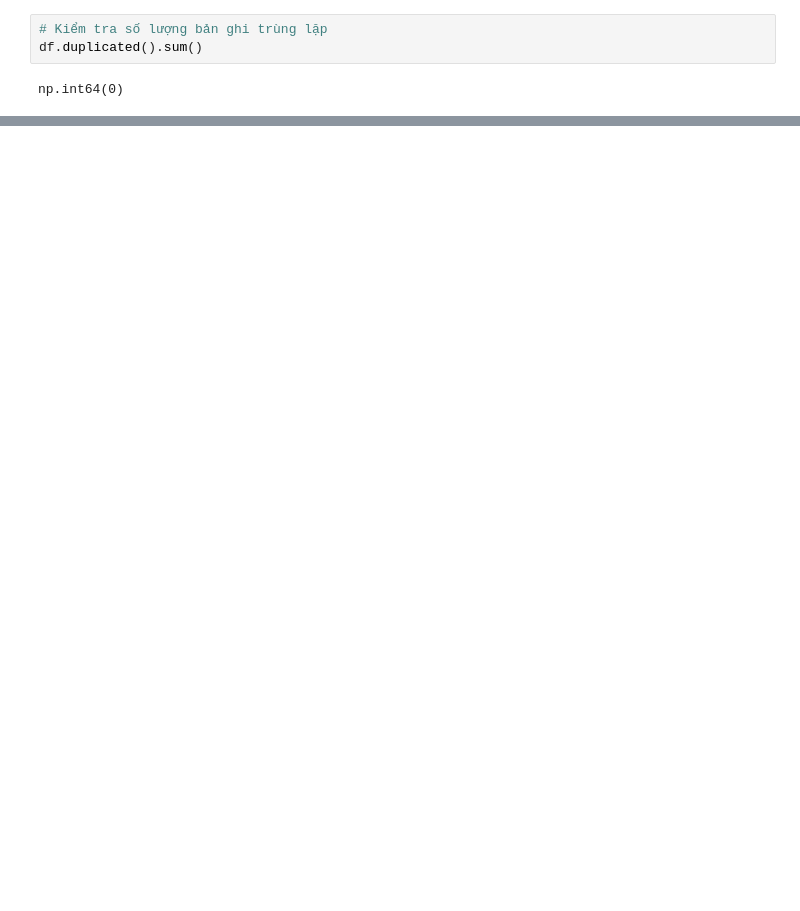
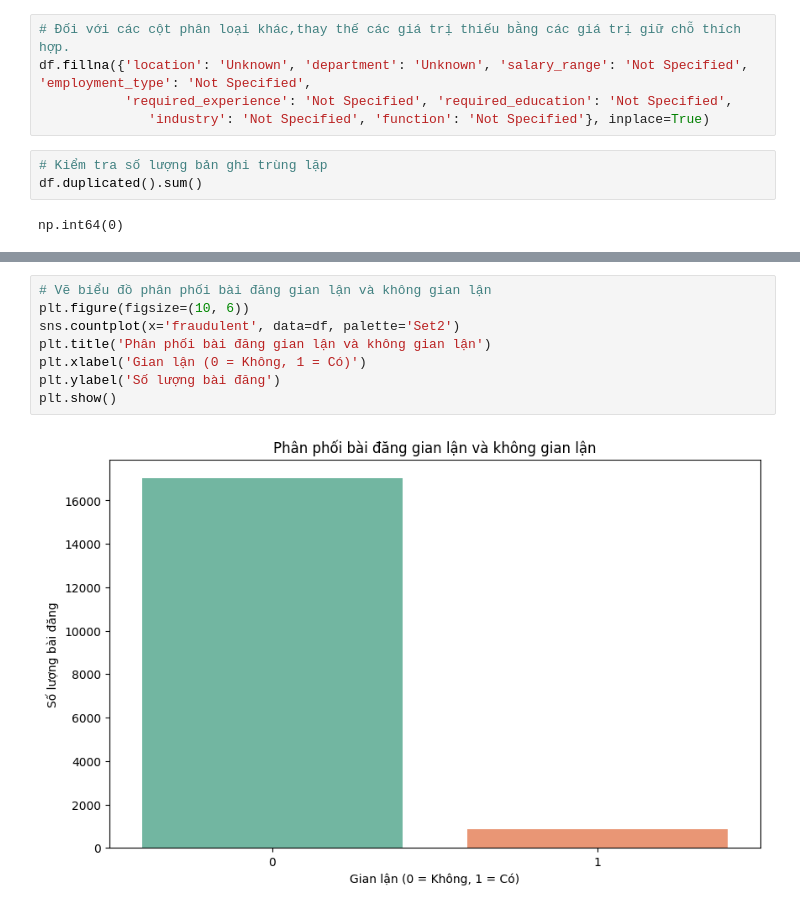
Before and after one commit to thanhlek5/Du-doan-tin-tuyen-dung, a Jupyter notebook: notebooks/Data_Exploration.ipynb, the cells around one changed output, grey strips where cells are left out. Cells and saved outputs as stored; diff of their text form; blank space fills up the shorter version.

```diff
--- a/notebooks/Data_Exploration.ipynb
+++ b/notebooks/Data_Exploration.ipynb
@@ -80,3 +127,8 @@ sns.heatmap(df.isnull(),yticklabels=False,cbar=False,cmap='viridis')
+# %%
+# Đối với các cột phân loại khác,thay thế các giá trị thiếu bằng các giá trị giữ chỗ thích hợp.
+df.fillna({'location': 'Unknown', 'department': 'Unknown', 'salary_range': 'Not Specified', 'employment_type': 'Not Specified',
+           'required_experience': 'Not Specified', 'required_education': 'Not Specified',
+              'industry': 'Not Specified', 'function': 'Not Specified'}, inplace=True)
 # %%
 # Kiểm tra số lượng bản ghi trùng lặp
 df.duplicated().sum()
@@ -157,0 +182,10 @@ sns.heatmap(df[numerical].corr(), cmap='coolwarm', annot=True)
+# %%
+# Vẽ biểu đồ phân phối bài đăng gian lận và không gian lận
+plt.figure(figsize=(10, 6))
+sns.countplot(x='fraudulent', data=df, palette='Set2')
+plt.title('Phân phối bài đăng gian lận và không gian lận')
+plt.xlabel('Gian lận (0 = Không, 1 = Có)')
+plt.ylabel('Số lượng bài đăng')
+plt.show()
+# %% [output]
+[figure, added]
```
Also changed, not shown: parts of 23 cells of this notebook.
